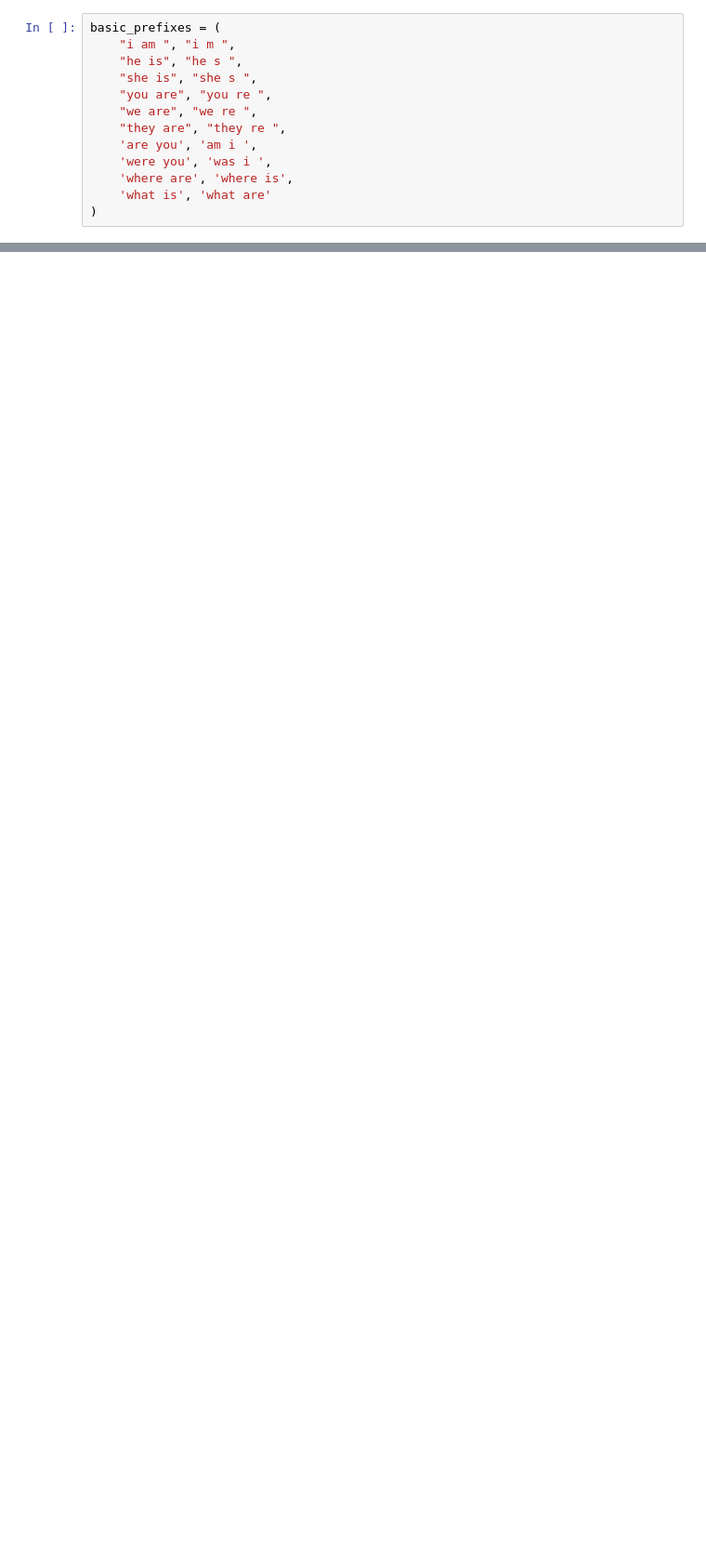
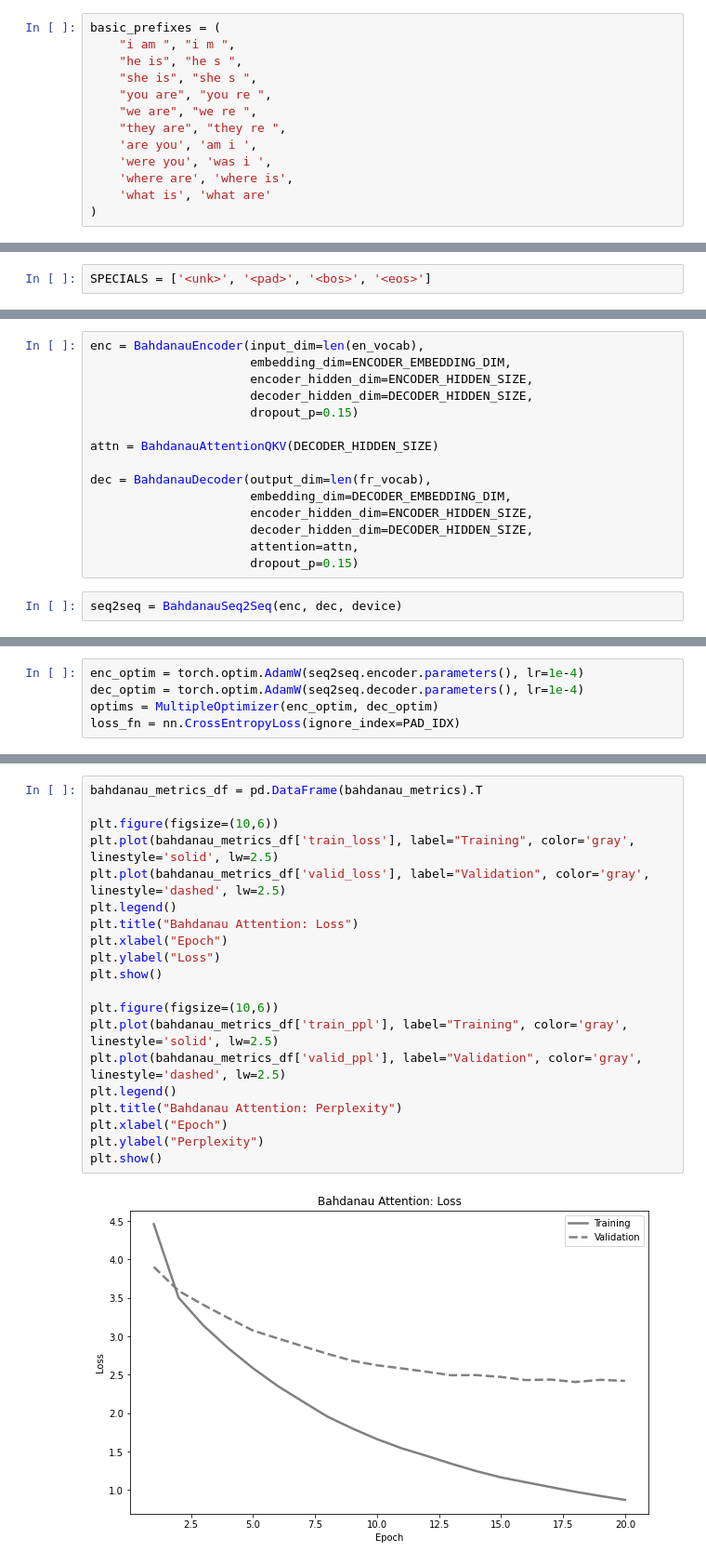
Before and after one commit to rkaunismaa/TransformersForMachineLearning, a Jupyter notebook: Chapter-2-Machine-Translation.ipynb, the cells around one changed output, grey strips where cells are left out. Shown at 93% size. Cells and saved outputs as stored; diff of their text form; blank space fills up the shorter version.

Commit message:
fix prepare data

```diff
--- a/Chapter-2-Machine-Translation.ipynb
+++ b/Chapter-2-Machine-Translation.ipynb
@@ -185,0 +198,2 @@ print(f"# Run Time: {elapsedTime}")
+# %%
+SPECIALS = ['<unk>', '<pad>', '<bos>', '<eos>']
@@ -185,0 +653,17 @@ print(f"# Run Time: {elapsedTime}")
+# %%
+enc = BahdanauEncoder(input_dim=len(en_vocab),
+                      embedding_dim=ENCODER_EMBEDDING_DIM,
+                      encoder_hidden_dim=ENCODER_HIDDEN_SIZE,
+                      decoder_hidden_dim=DECODER_HIDDEN_SIZE,
+                      dropout_p=0.15)
+
+attn = BahdanauAttentionQKV(DECODER_HIDDEN_SIZE)
+
+dec = BahdanauDecoder(output_dim=len(fr_vocab),
+                      embedding_dim=DECODER_EMBEDDING_DIM,
+                      encoder_hidden_dim=ENCODER_HIDDEN_SIZE,
+                      decoder_hidden_dim=DECODER_HIDDEN_SIZE,
+                      attention=attn,
+                      dropout_p=0.15)
+# %%
+seq2seq = BahdanauSeq2Seq(enc, dec, device)
@@ -185,0 +681,5 @@ print(f"# Run Time: {elapsedTime}")
+# %%
+enc_optim = torch.optim.AdamW(seq2seq.encoder.parameters(), lr=1e-4)
+dec_optim = torch.optim.AdamW(seq2seq.decoder.parameters(), lr=1e-4)
+optims = MultipleOptimizer(enc_optim, dec_optim)
+loss_fn = nn.CrossEntropyLoss(ignore_index=PAD_IDX)
@@ -185,0 +739,22 @@ print(f"# Run Time: {elapsedTime}")
+# %%
+bahdanau_metrics_df = pd.DataFrame(bahdanau_metrics).T
+
+plt.figure(figsize=(10,6))
+plt.plot(bahdanau_metrics_df['train_loss'], label="Training", color='gray', linestyle='solid', lw=2.5)
+plt.plot(bahdanau_metrics_df['valid_loss'], label="Validation", color='gray', linestyle='dashed', lw=2.5)
+plt.legend()
+plt.title("Bahdanau Attention: Loss")
+plt.xlabel("Epoch")
+plt.ylabel("Loss")
+plt.show()
+
+plt.figure(figsize=(10,6))
+plt.plot(bahdanau_metrics_df['train_ppl'], label="Training", color='gray', linestyle='solid', lw=2.5)
+plt.plot(bahdanau_metrics_df['valid_ppl'], label="Validation", color='gray', linestyle='dashed', lw=2.5)
+plt.legend()
+plt.title("Bahdanau Attention: Perplexity")
+plt.xlabel("Epoch")
+plt.ylabel("Perplexity")
+plt.show()
+# %% [output]
+[figure, added]
```
Also changed, not shown: parts of 87 cells of this notebook, 1 other file.
